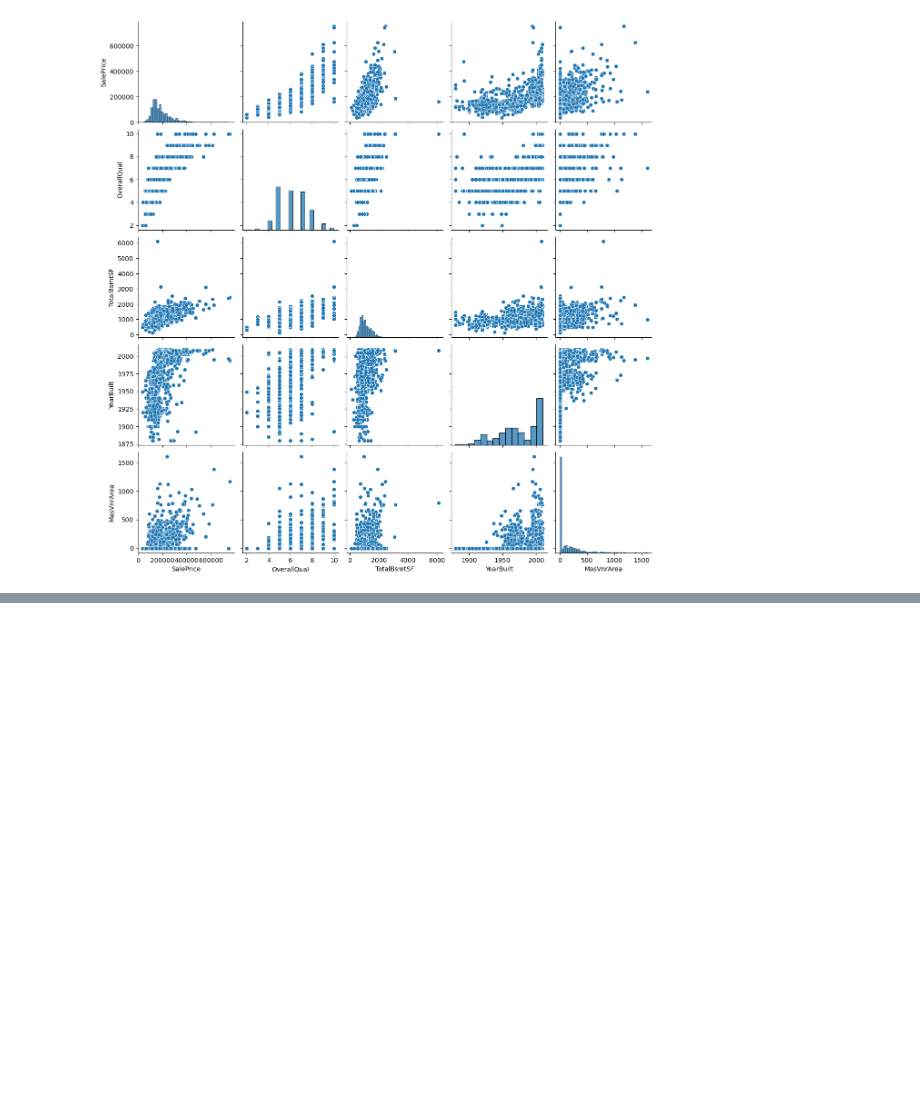
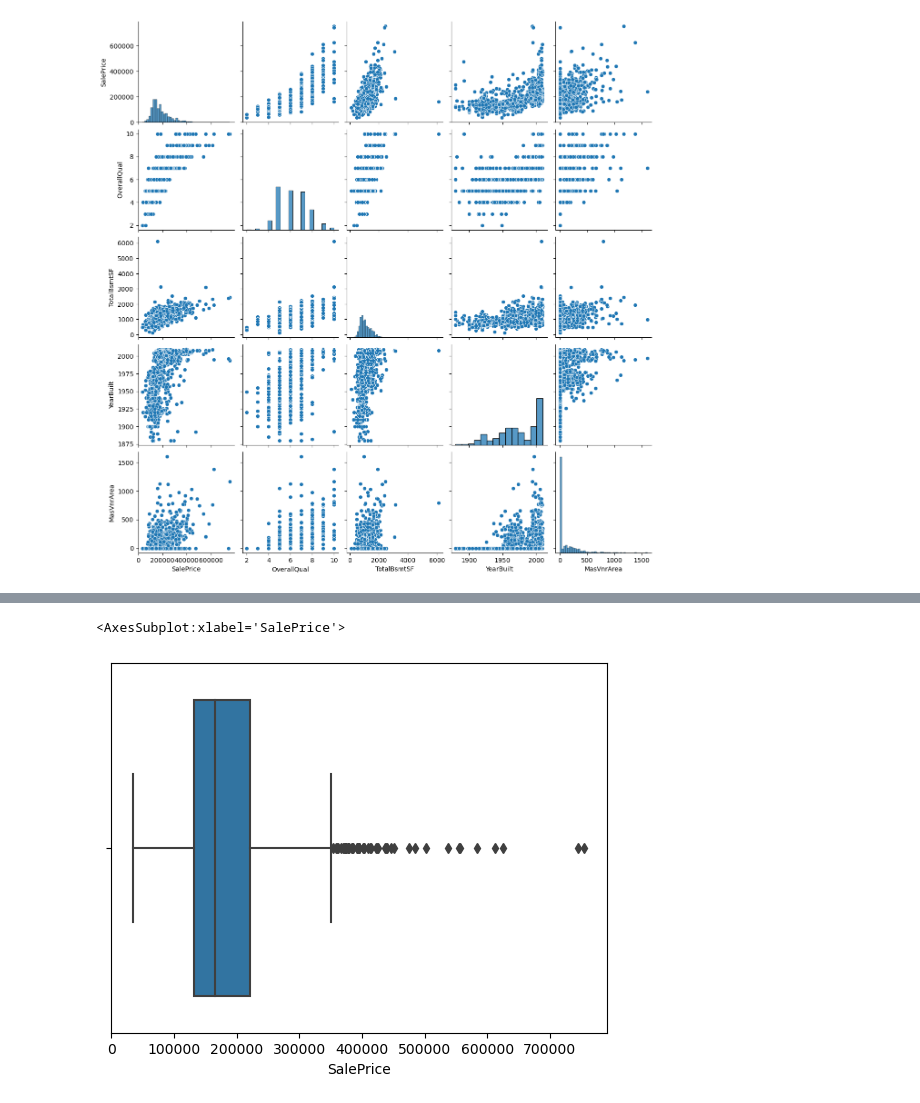
Before and after one commit to dilruu89/Kaggle, a Jupyter notebook: 02-regression-analysis-house-pricing.ipynb, the cells around one changed output, grey strips where cells are left out. Cells and saved outputs as stored; diff of their text form; code cells hidden in the pictures; blank space fills up the shorter version.

```diff
--- a/02-regression-analysis-house-pricing.ipynb
+++ b/02-regression-analysis-house-pricing.ipynb
@@ -138,0 +159,10 @@ plt.show()
+# %%
+# Converting the categorical variables using dummy variable encoding
+object_cols={}
+for col_name in train_df.select_dtypes(include=['object']).columns:
+    pref = "{}{}".format(col_name[0:2], col_name[-2:])
+    new_col = pd.get_dummies(train_df[col_name], prefix=pref)
+    object_cols["d_" + pref] = new_col
+
+# create final dataframe using all the converted colomuns
+all_object_df=pd.concat(object_cols.values(), axis=1)
@@ -138,0 +171,14 @@ plt.show()
+# %%
+feature_x_cont= corr_with_tot_count.index.tolist()
+item_list = ['3SsnPorch', 'LowQualFinSF', 'YrSold'] # Remove these since there is low correlation to the target variable
+num_features = [ elem for elem in feature_x_cont if elem not in item_list]
+# %%
+# Create the final dataset with all the relevant features - both dependant and predictors
+
+df_bs_cont = train_df[num_features]
+
+# Creating the Final data with all the relevant fields and Dep Variable
+train_df_new = pd.concat([all_object_df,
+                       df_bs_cont],axis=1)
+
+train_df_new.head(3)
@@ -138,0 +191,7 @@ plt.show()
+# %%
+# Box-Plot
+import seaborn as sns
+sns.boxplot(x=train_df_new['SalePrice'])
+# %% [output]
+<AxesSubplot:xlabel='SalePrice'>
+[figure, added]
```
Also changed, not shown: parts of 28 cells of this notebook.
